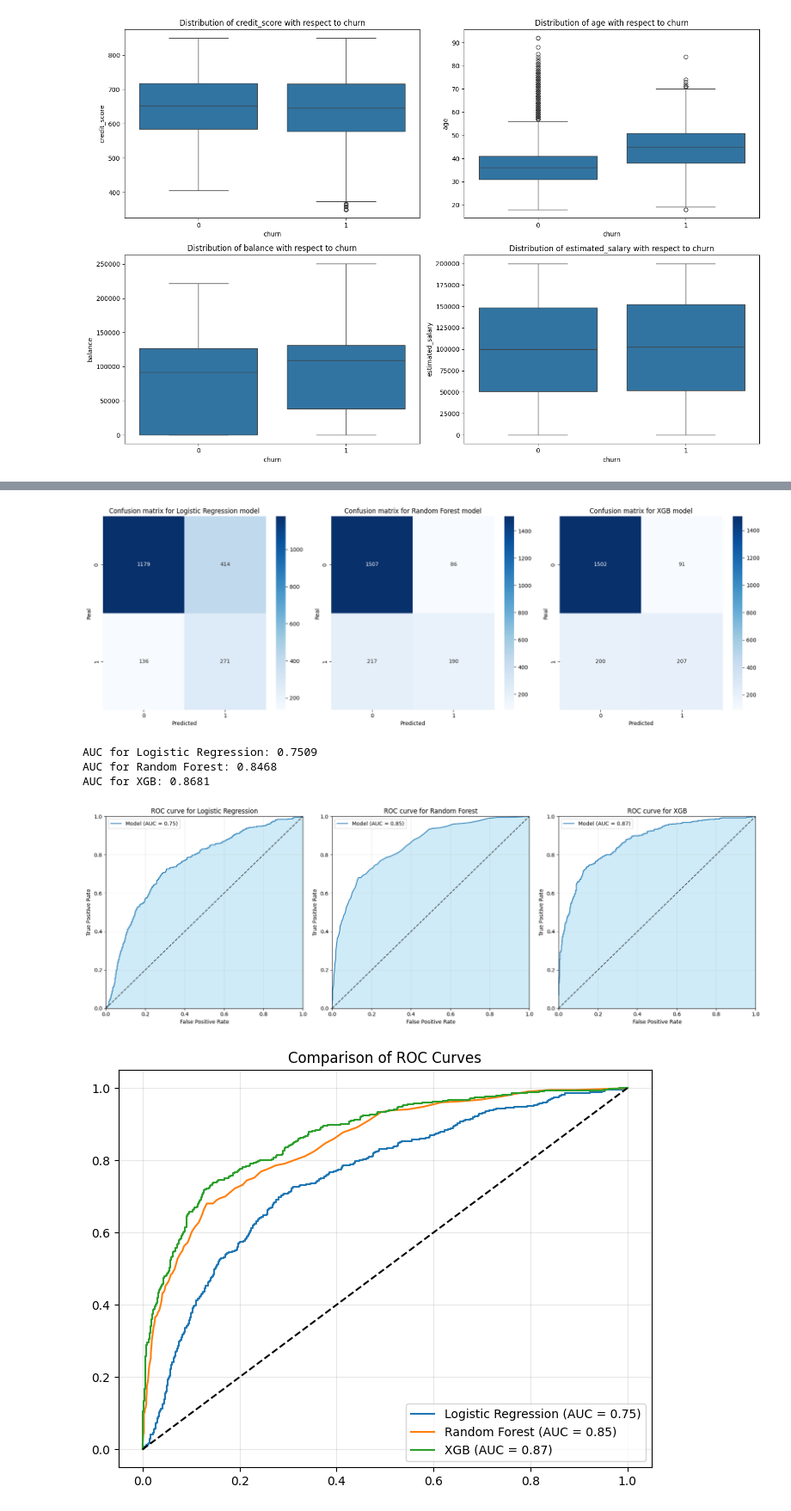
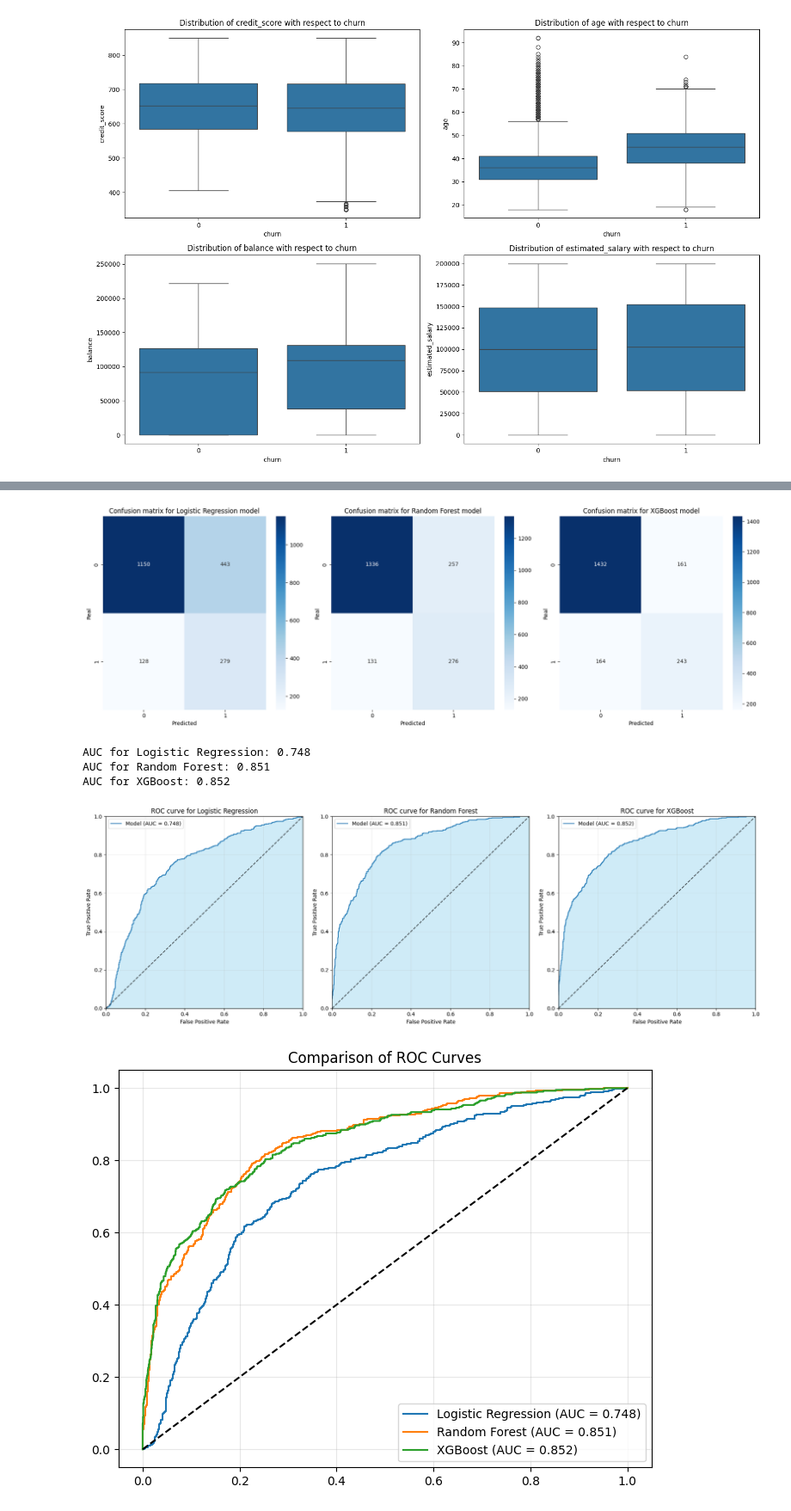
Before and after one commit to Mr-TwisT/Customer-Churn-Predictor, a Jupyter notebook: customer-churn-predictor.ipynb, the cells around one changed output, grey strips where cells are left out. Shown at 86% size. Cells and saved outputs as stored; diff of their text form; code cells hidden in the pictures.

```diff
--- a/customer-churn-predictor.ipynb
+++ b/customer-churn-predictor.ipynb
@@ -165,3 +163,8 @@ X_train_final.head()
+# %%
+preprocessor = ColumnTransformer([
+	('num', StandardScaler(), num_cols),
+	('cat', OneHotEncoder(handle_unknown='ignore', sparse_output=False).set_output(transform='pandas'), categorical_cols)
+])
 # %% [markdown]
 ### 3. EDA
 # %%
@@ -289,0 +311,6 @@ Parameters: { "use_label_encoder" } are not used.
+# %%
+for model in results:
+    model_report = classification_report(y_test, model['best_estimator'].predict(X_test))
+    print('=' * 60)
+    print(f'{' ' * 15}{model['model']} results \n\n{model_report}')
+    print('=' * 60)
@@ -290,9 +335,10 @@ Parameters: { "use_label_encoder" } are not used.
 # %%
-models_pred = [
-    (lr_predict, "Logistic Regression"),
-    (rf_predict, "Random Forest"),
-    (xgb_predict, "XGB")
-]
+models_pred = []
+
+for model in results:
+    models_pred.append((
+        model['best_estimator'].predict(X_test), model['model']
+	))
 
 fig, axes = plt.subplots(nrows=1, ncols=3, figsize=(18, 6))
 
@@ -305,25 +351,19 @@ for ax, (pred, name) in zip(axes, models_pred):
 plt.tight_layout()
 plt.show()
 # %% [output]
-[figure, old version]
+[figure, new version]
 # %%
-models = [
-    (lr_model, "Logistic Regression"),
-    (rf_model, "Random Forest"),
-    (xgb_model, "XGB")
-]
-
 fig, axes = plt.subplots(nrows=1, ncols=3, figsize=(18, 6))
 
-for ax, (model, name) in zip(axes, models):
-    probs = model.predict_proba(X_test_final)[:, 1]
+for ax, model in zip(axes, results):
+    probs = model['best_estimator'].predict_proba(X_test)[:, 1]
     auc = roc_auc_score(y_test, probs)
     fpr, tpr, _ = roc_curve(y_test, probs)
 
-    ax.plot(fpr, tpr, label=f'Model (AUC = {auc:.2f})')
+    ax.plot(fpr, tpr, label=f'Model (AUC = {auc:.3f})')
     ax.plot([0, 1], [0, 1], 'k--', alpha=0.7)
     ax.fill_between(fpr, tpr, color="skyblue", alpha=0.4)
-    ax.set_title(f'ROC curve for {name}')
+    ax.set_title(f'ROC curve for {model['model']}')
     ax.set_xlabel('False Positive Rate')
     ax.set_ylabel('True Positive Rate')
     ax.grid(True, alpha=0.3)
@@ -331,28 +371,28 @@ for ax, (model, name) in zip(axes, models):
     ax.set_ylim(0, 1)
     ax.legend()
 
-    print(f"AUC for {name}: {auc:.4f}")
+    print(f"AUC for {model['model']}: {auc:.3f}")
 
 plt.tight_layout()
 plt.show()
 # %% [output]
-AUC for Logistic Regression: 0.7509
-AUC for Random Forest: 0.8468
-AUC for XGB: 0.8681
+AUC for Logistic Regression: 0.748
+AUC for Random Forest: 0.851
+AUC for XGBoost: 0.852
-[figure, old version]
+[figure, new version]
 # %%
 plt.figure(figsize=(8, 6))
 
-for model, name in models:
-    probs = model.predict_proba(X_test_final)[:, 1]
+for model in results:
+    probs = model['best_estimator'].predict_proba(X_test)[:, 1]
     fpr, tpr, _ = roc_curve(y_test, probs)
     auc = roc_auc_score(y_test, probs)
-    plt.plot(fpr, tpr, label=f'{name} (AUC = {auc:.2f})')
+    plt.plot(fpr, tpr, label=f'{model['model']} (AUC = {auc:.3f})')
 
 plt.grid(True, alpha=0.3)
 plt.plot([0, 1], [0, 1], 'k--')
 plt.title('Comparison of ROC Curves')
 plt.legend()
 plt.show()
 # %% [output]
-[figure, old version]
+[figure, new version]
```
Also changed, not shown: parts of 12 cells of this notebook.
